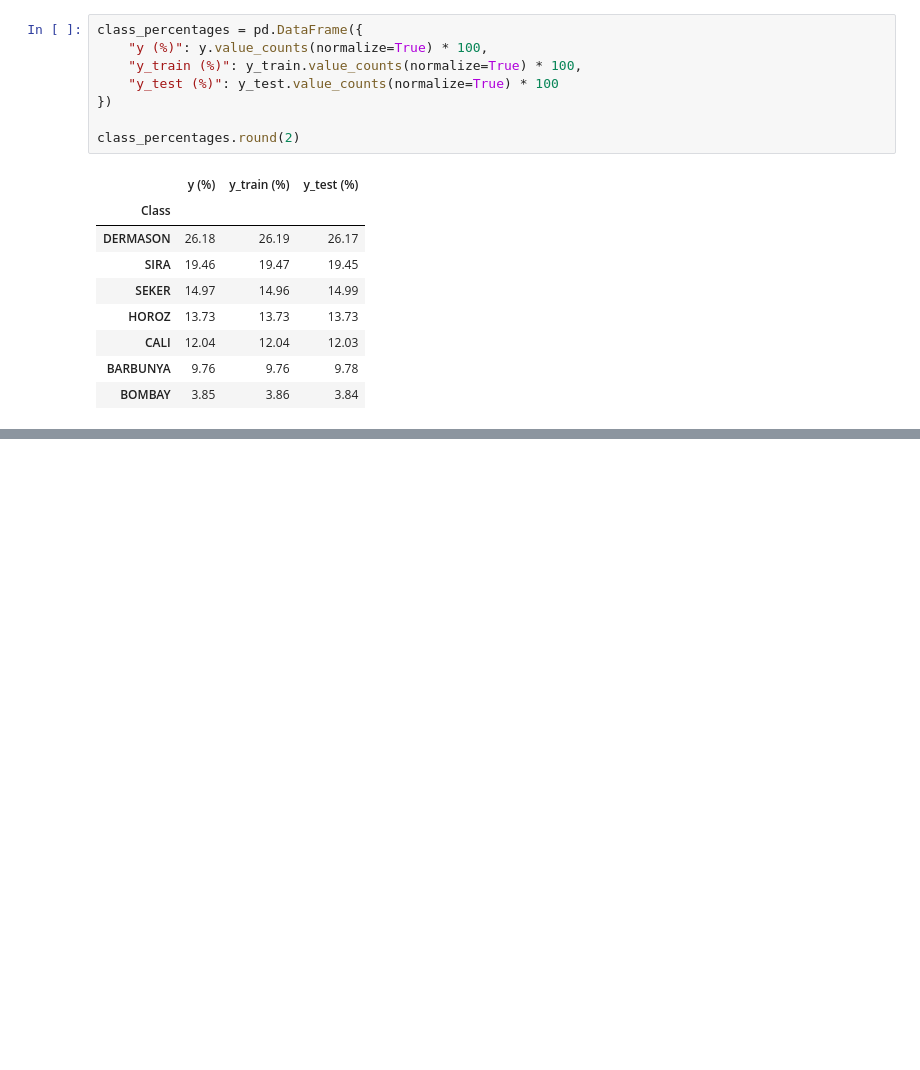
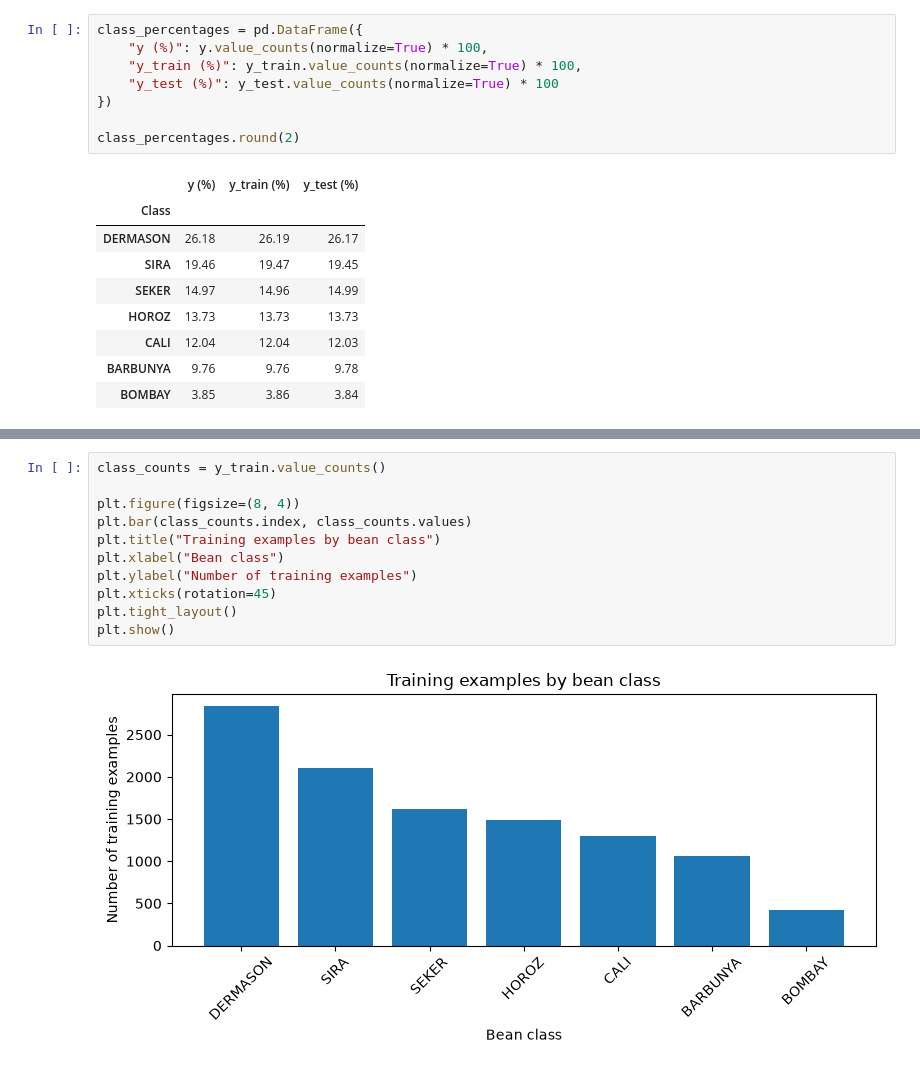
Before and after one commit to cliodhnarv/dry-bean-ml-classification, a Jupyter notebook: notebooks/01_data_audit_and_baseline.ipynb, the cells around one changed output, grey strips where cells are left out. Cells and saved outputs as stored; diff of their text form; blank space fills up the shorter version.

Commit message:
Adding training data exploration

```diff
--- a/notebooks/01_data_audit_and_baseline.ipynb
+++ b/notebooks/01_data_audit_and_baseline.ipynb
@@ -309,0 +314,13 @@ class_percentages.round(2)
+# %%
+class_counts = y_train.value_counts()
+
+plt.figure(figsize=(8, 4))
+plt.bar(class_counts.index, class_counts.values)
+plt.title("Training examples by bean class")
+plt.xlabel("Bean class")
+plt.ylabel("Number of training examples")
+plt.xticks(rotation=45)
+plt.tight_layout()
+plt.show()
+# %% [output]
+[figure, added]
```
Also changed, not shown: parts of 5 cells of this notebook.
